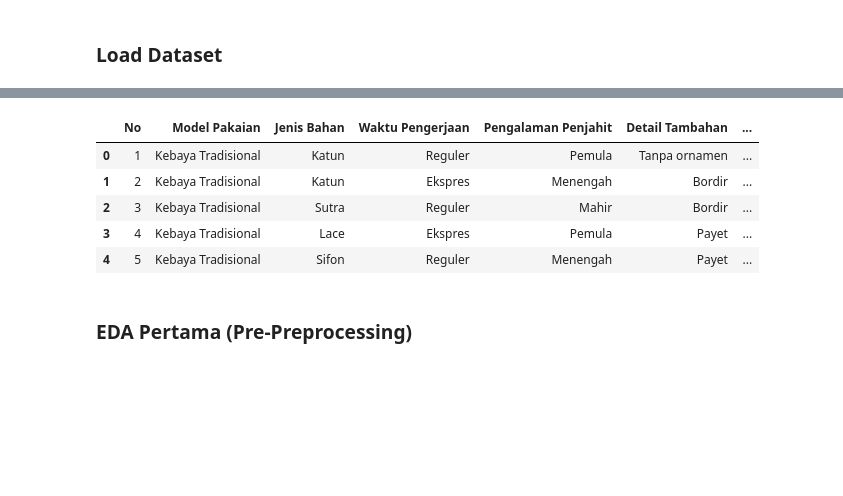
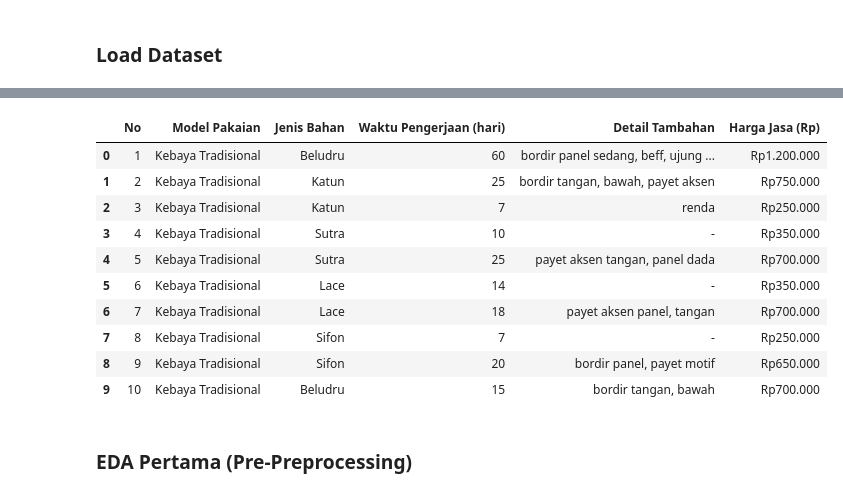
Before and after one commit to adzkykhairany/tailor-price-predictor, a Jupyter notebook: model.ipynb, the cells around one changed output, grey strips where cells are left out. Saved outputs shown, nothing was run; the diff lists cells and outputs as text; code cells hidden in the pictures; blank space fills up the shorter version.

```diff
--- a/src/model.ipynb
+++ b/model.ipynb
@@ -15,14 +24,19 @@ from sklearn.metrics import mean_absolute_error, mean_squared_error, mean_square
 # %%
 # Load data
-df = pd.read_csv(r'D:\ta_project\data\raw\data.csv')
-df.head(5)
+df = pd.read_csv('D:/ta_project/data/processed/combined_data.csv')
+df.head(10)
 # %% [output]
-|  | No | Model Pakaian | Jenis Bahan | Waktu Pengerjaan | Pengalaman Penjahit | Detail Tambahan | ... |
-| 0 | 1 | Kebaya Tradisional | Katun | Reguler | Pemula | Tanpa ornamen | ... |
-| 1 | 2 | Kebaya Tradisional | Katun | Ekspres | Menengah | Bordir | ... |
-| 2 | 3 | Kebaya Tradisional | Sutra | Reguler | Mahir | Bordir | ... |
-| 3 | 4 | Kebaya Tradisional | Lace | Ekspres | Pemula | Payet | ... |
-| 4 | 5 | Kebaya Tradisional | Sifon | Reguler | Menengah | Payet | ... |
+|  | No | Model Pakaian | Jenis Bahan | Waktu Pengerjaan (hari) | Detail Tambahan | Harga Jasa (Rp) |
+| 0 | 1 | Kebaya Tradisional | Beludru | 60 | bordir panel sedang, beff, ujung ... | Rp1.200.000 |
+| 1 | 2 | Kebaya Tradisional | Katun | 25 | bordir tangan, bawah, payet aksen | Rp750.000 |
+| 2 | 3 | Kebaya Tradisional | Katun | 7 | renda | Rp250.000 |
+| 3 | 4 | Kebaya Tradisional | Sutra | 10 | - | Rp350.000 |
+| 4 | 5 | Kebaya Tradisional | Sutra | 25 | payet aksen tangan, panel dada | Rp700.000 |
+| 5 | 6 | Kebaya Tradisional | Lace | 14 | - | Rp350.000 |
+| 6 | 7 | Kebaya Tradisional | Lace | 18 | payet aksen panel, tangan | Rp700.000 |
+| 7 | 8 | Kebaya Tradisional | Sifon | 7 | - | Rp250.000 |
+| 8 | 9 | Kebaya Tradisional | Sifon | 20 | bordir panel, payet motif | Rp650.000 |
+| 9 | 10 | Kebaya Tradisional | Beludru | 15 | bordir tangan, bawah | Rp700.000 |
 # %% [markdown]
 ### EDA Pertama (Pre-Preprocessing)
 # %% [markdown]
```
Also changed, not shown: parts of 15 cells of this notebook, 1 other file.
